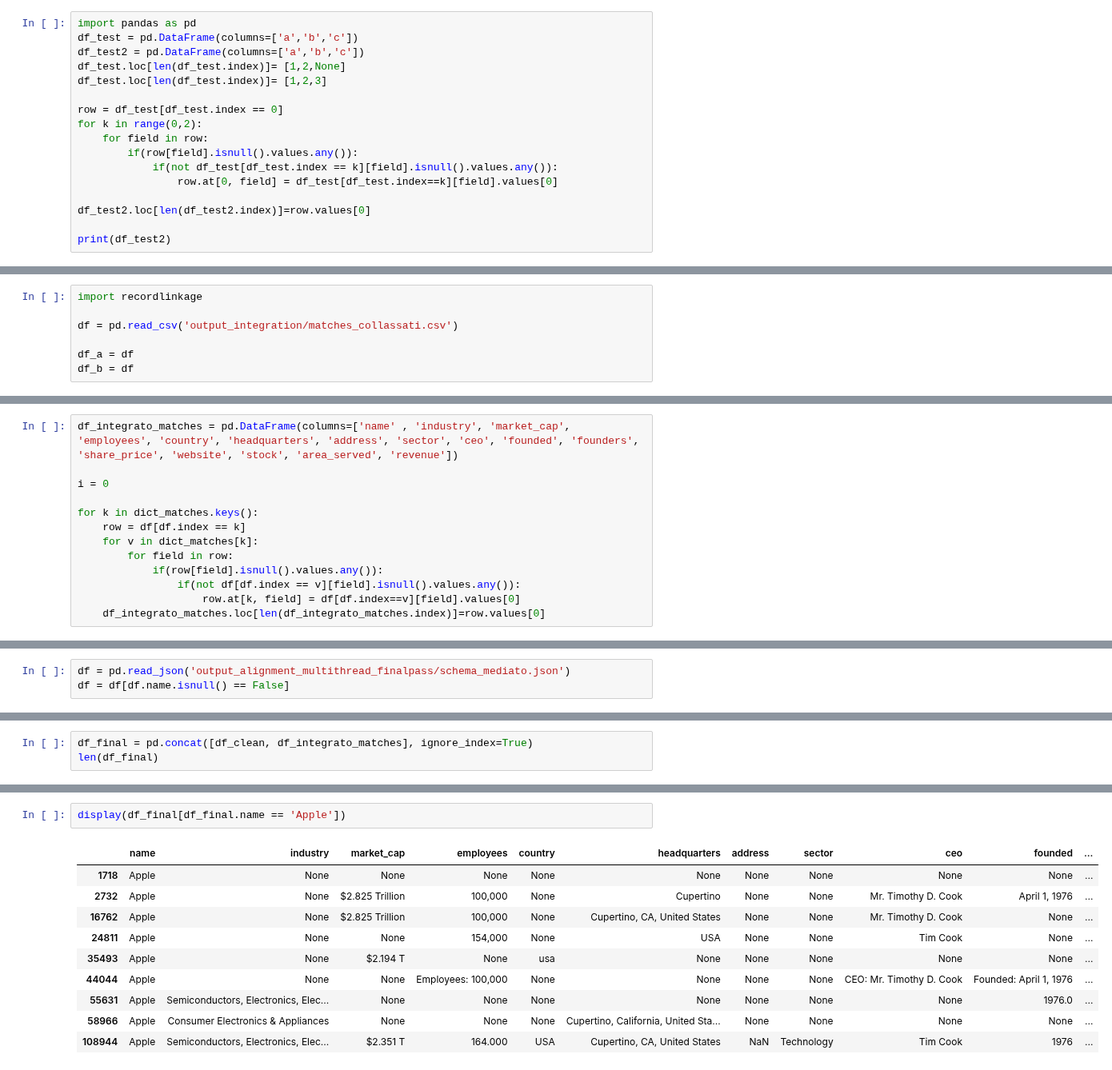
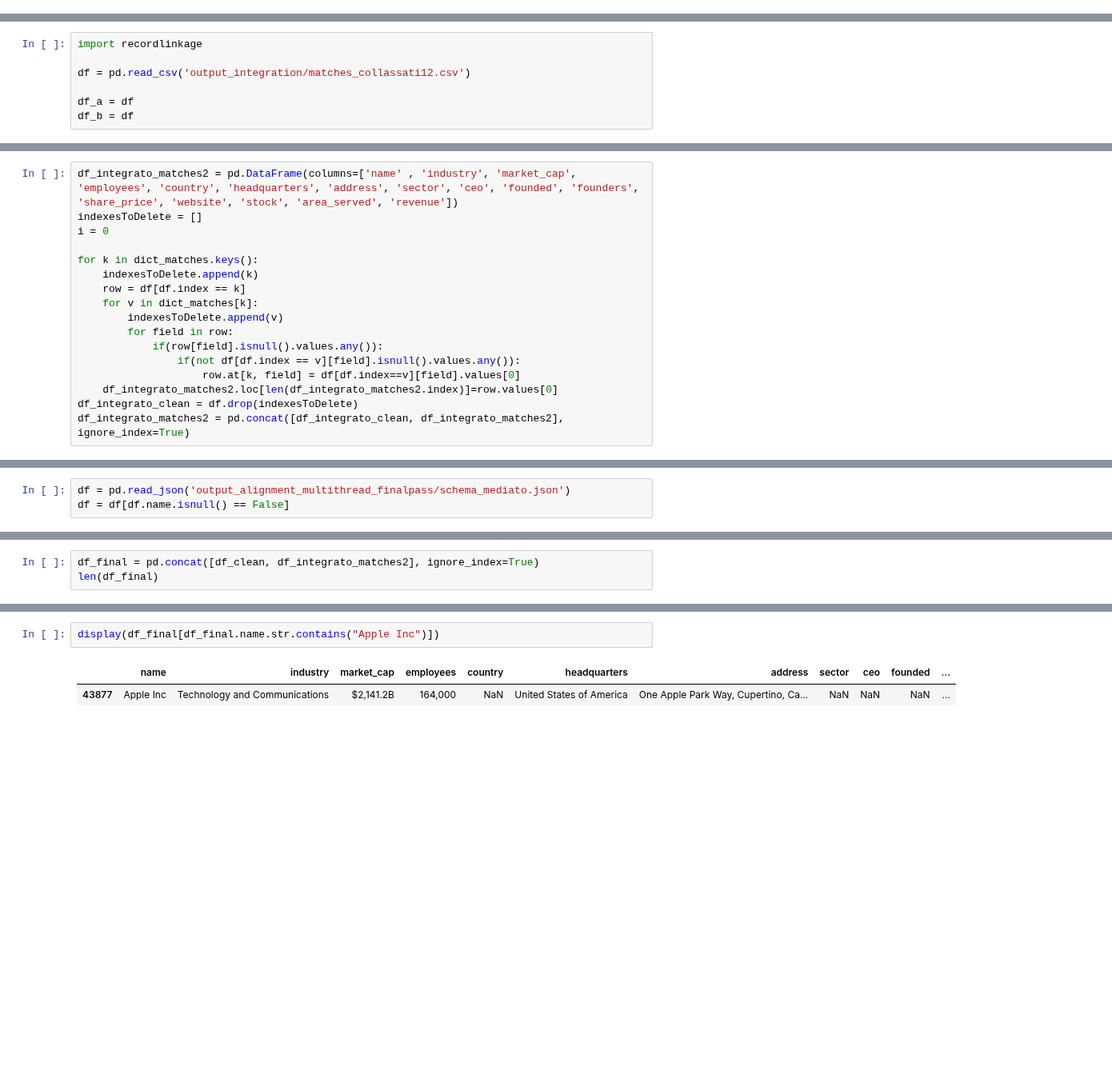
Before and after one commit to dedo99/Progetto_Finale_IDD, a Jupyter notebook: record_linkage.ipynb, the cells around one changed output, grey strips where cells are left out. Shown at 80% size. Drawn from its saved outputs; the diff is of its cells as text; blank space fills up the shorter version.

```diff
--- a/record_linkage.ipynb
+++ b/record_linkage.ipynb
@@ -266,20 +204,3 @@ for k, v in matches:
         keyToIgnore.add(v)
 # %%
 dict_matches_global = dict_matches
-# %%
-import pandas as pd
-df_test = pd.DataFrame(columns=['a','b','c'])
-df_test2 = pd.DataFrame(columns=['a','b','c'])
-df_test.loc[len(df_test.index)]= [1,2,None]
-df_test.loc[len(df_test.index)]= [1,2,3]
-
-row = df_test[df_test.index == 0]
-for k in range(0,2):
-    for field in row:
-        if(row[field].isnull().values.any()):
-            if(not df_test[df_test.index == k][field].isnull().values.any()):
-                row.at[0, field] = df_test[df_test.index==k][field].values[0]
-
-df_test2.loc[len(df_test2.index)]=row.values[0]
-
-print(df_test2)
@@ -315,7 +248,7 @@ df_integrato_matches
 # %%
 import recordlinkage
 
-df = pd.read_csv('output_integration/matches_collassati.csv')
+df = pd.read_csv('output_integration/matches_collassati12.csv')
 
 df_a = df
 df_b = df
@@ -403,13 +361,17 @@ for k, v in matches:
 # %%
-df_integrato_matches = pd.DataFrame(columns=['name' , 'industry', 'market_cap', 'employees', 'country', 'headquarters', 'address', 'sector', 'ceo', 'founded', 'founders', 'share_price', 'website', 'stock', 'area_served', 'revenue'])
-
+df_integrato_matches2 = pd.DataFrame(columns=['name' , 'industry', 'market_cap', 'employees', 'country', 'headquarters', 'address', 'sector', 'ceo', 'founded', 'founders', 'share_price', 'website', 'stock', 'area_served', 'revenue'])
+indexesToDelete = []
 i = 0
 
 for k in dict_matches.keys():
+    indexesToDelete.append(k)
     row = df[df.index == k]
     for v in dict_matches[k]:
+        indexesToDelete.append(v)
         for field in row:
             if(row[field].isnull().values.any()):
                 if(not df[df.index == v][field].isnull().values.any()):
                     row.at[k, field] = df[df.index==v][field].values[0]
-    df_integrato_matches.loc[len(df_integrato_matches.index)]=row.values[0]
+    df_integrato_matches2.loc[len(df_integrato_matches2.index)]=row.values[0]
+df_integrato_clean = df.drop(indexesToDelete)
+df_integrato_matches2 = pd.concat([df_integrato_clean, df_integrato_matches2], ignore_index=True)
@@ -442,4 +419,4 @@ print(len(df_clean))
 # %%
-df_final = pd.concat([df_clean, df_integrato_matches], ignore_index=True)
+df_final = pd.concat([df_clean, df_integrato_matches2], ignore_index=True)
 len(df_final)
 # %% [output]
@@ -447,13 +424,5 @@ len(df_final)
 # %%
-display(df_final[df_final.name == 'Apple'])
+display(df_final[df_final.name.str.contains("Apple Inc")])
 # %% [output]
 |  | name | industry | market_cap | employees | country | headquarters | address | sector | ceo | founded | ... |
-| 1718 | Apple | None | None | None | None | None | None | None | None | None | ... |
-| 2732 | Apple | None | $2.825 Trillion | 100,000 | None | Cupertino | None | None | Mr. Timothy D. Cook | April 1, 1976 | ... |
-| 16762 | Apple | None | $2.825 Trillion | 100,000 | None | Cupertino, CA, United States | None | None | Mr. Timothy D. Cook | None | ... |
-| 24811 | Apple | None | None | 154,000 | None | USA | None | None | Tim Cook | None | ... |
-| 35493 | Apple | None | $2.194 T | None | usa | None | None | None | None | None | ... |
-| 44044 | Apple | None | None | Employees: 100,000 | None | None | None | None | CEO: Mr. Timothy D. Cook | Founded: April 1, 1976 | ... |
-| 55631 | Apple | Semiconductors, Electronics, Elec... | None | None | None | None | None | None | None | 1976.0 | ... |
-| 58966 | Apple | Consumer Electronics & Appliances | None | None | None | Cupertino, California, United Sta... | None | None | None | None | ... |
-| 108944 | Apple | Semiconductors, Electronics, Elec... | $2.351 T | 164.000 | USA | Cupertino, CA, United States | NaN | Technology | Tim Cook | 1976 | ... |
+| 43877 | Apple Inc | Technology and Communications | $2,141.2B | 164,000 | NaN | United States of America | One Apple Park Way, Cupertino, Ca... | NaN | NaN | NaN | ... |
```
Also changed, not shown: parts of 24 cells of this notebook, 3 other files.
